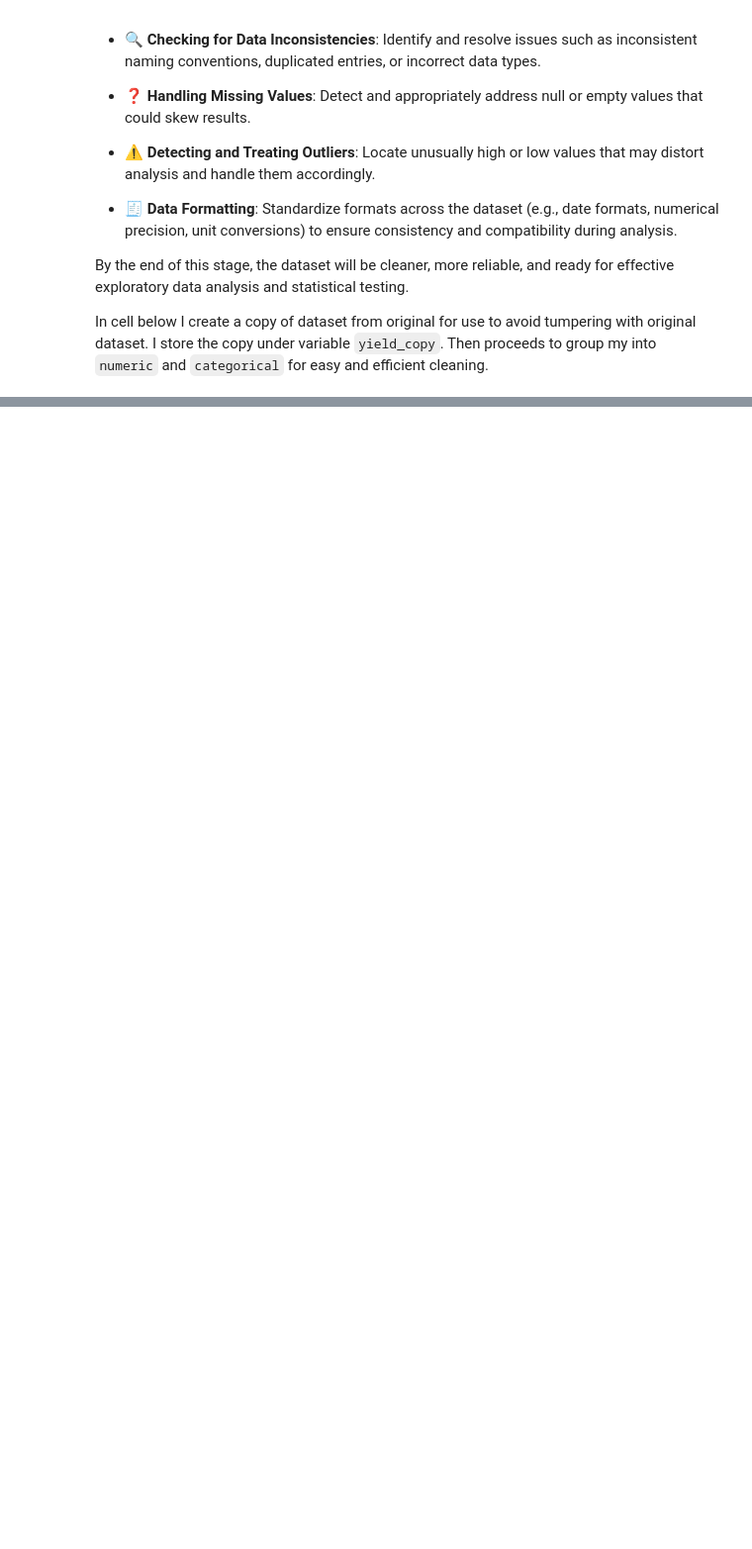
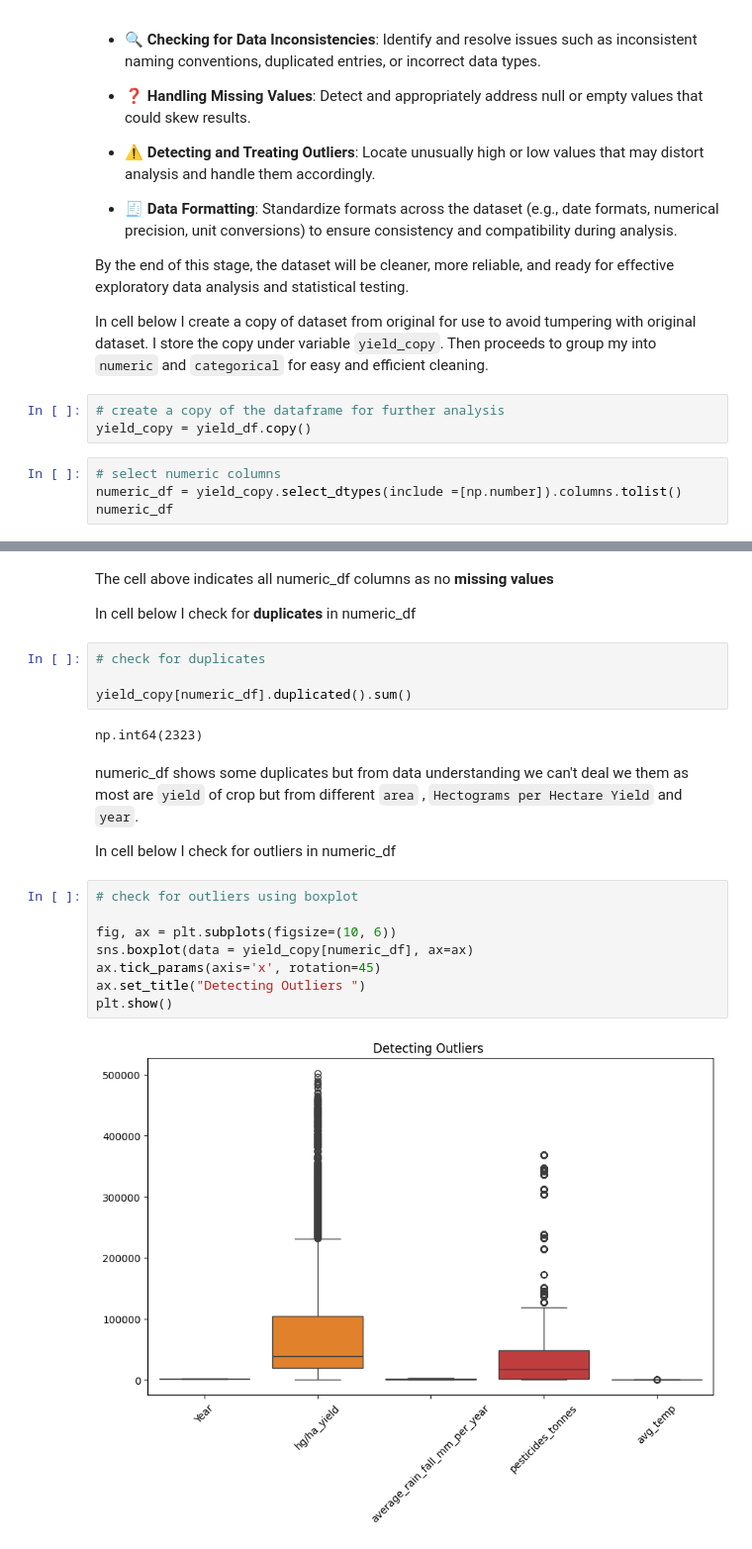
Before and after one commit to RonnyMuthomi/Climate-yield-analysis, a Jupyter notebook: index.ipynb, the cells around one changed output, grey strips where cells are left out. Shown at 99% size. Saved outputs shown, nothing was run; the diff lists cells and outputs as text; blank space fills up the shorter version.

```diff
--- a/index.ipynb
+++ b/index.ipynb
@@ -157,3 +157,10 @@ Key steps include:
 By the end of this stage, the dataset will be cleaner, more reliable, and ready for effective exploratory data analysis and statistical testing.
 
 In cell below I create a copy of dataset from original for use to avoid tumpering with original dataset. I store the copy under variable `yield_copy`. Then proceeds to group my into `numeric` and `categorical` for easy and efficient cleaning.
+# %%
+# create a copy of the dataframe for further analysis
+yield_copy = yield_df.copy()
+# %%
+# select numeric columns
+numeric_df = yield_copy.select_dtypes(include =[np.number]).columns.tolist()
+numeric_df
@@ -159,0 +193,24 @@ In cell below I create a copy of dataset from original for use to avoid tumperin
+# %% [markdown]
+The cell above indicates all numeric_df columns as no **missing values**
+
+In cell below I check for **duplicates** in numeric_df
+# %%
+# check for duplicates
+
+yield_copy[numeric_df].duplicated().sum()
+# %% [output]
+np.int64(2323)
+# %% [markdown]
+numeric_df shows some duplicates but from data understanding we can't deal we them as most are `yield` of crop but from different `area` , `Hectograms per Hectare Yield` and `year`.
+
+In cell below I check for outliers in numeric_df
+# %%
+# check for outliers using boxplot
+
+fig, ax = plt.subplots(figsize=(10, 6))
+sns.boxplot(data = yield_copy[numeric_df], ax=ax)
+ax.tick_params(axis='x', rotation=45)
+ax.set_title("Detecting Outliers ")
+plt.show()
+# %% [output]
+[figure, added]
```
Also changed, not shown: parts of 16 cells of this notebook.
